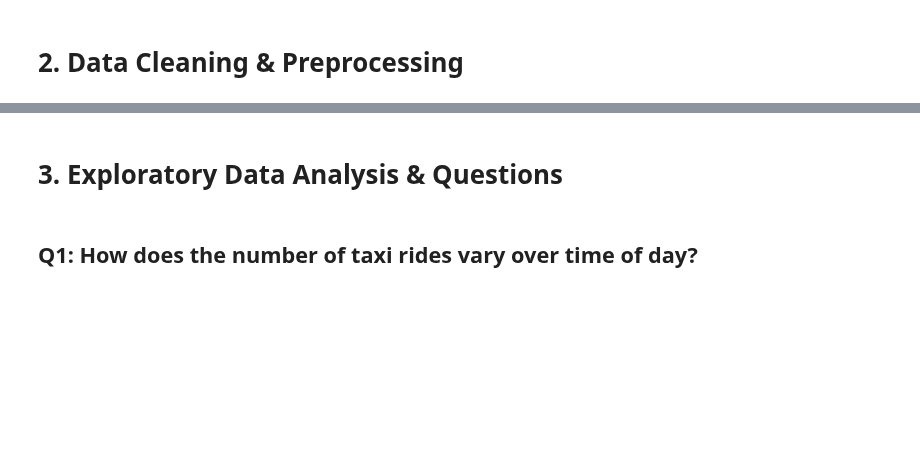
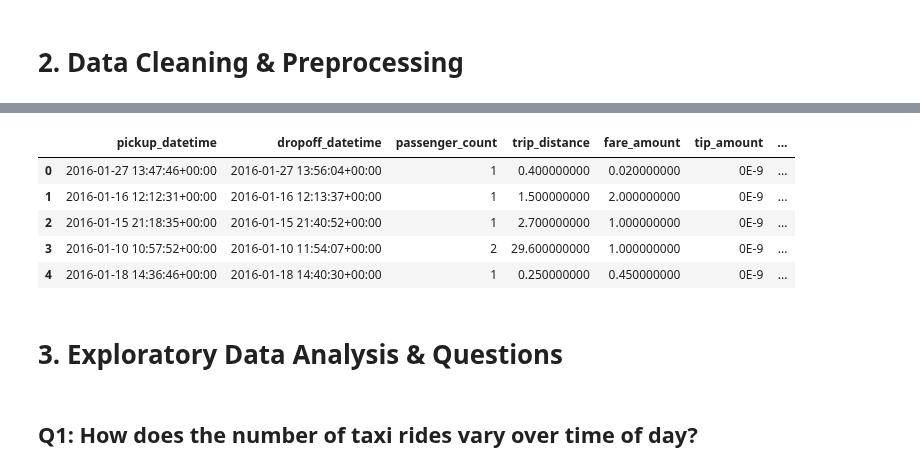
Before and after one commit to IvyChim/DS-projects-archive, a Jupyter notebook: New_York_Taxi_Trips.ipynb, the cells around one changed output, grey strips where cells are left out. Saved outputs shown, nothing was run; the diff lists cells and outputs as text; code cells hidden in the pictures; blank space fills up the shorter version.

```diff
--- a/New_York_Taxi_Trips.ipynb
+++ b/New_York_Taxi_Trips.ipynb
@@ -101,5 +90,5 @@ def categorize_trip(dist):
         return 'Long'
 df['trip_type'] = df['trip_distance'].apply(categorize_trip)
 # %%
-df.head
+df.head(5)
 # %% [output]
@@ -123,3 +95,9 @@ df.head
+|  | pickup_datetime | dropoff_datetime | passenger_count | trip_distance | fare_amount | tip_amount | ... |
+| 0 | 2016-01-27 13:47:46+00:00 | 2016-01-27 13:56:04+00:00 | 1 | 0.400000000 | 0.020000000 | 0E-9 | ... |
+| 1 | 2016-01-16 12:12:31+00:00 | 2016-01-16 12:13:37+00:00 | 1 | 1.500000000 | 2.000000000 | 0E-9 | ... |
+| 2 | 2016-01-15 21:18:35+00:00 | 2016-01-15 21:40:52+00:00 | 1 | 2.700000000 | 1.000000000 | 0E-9 | ... |
+| 3 | 2016-01-10 10:57:52+00:00 | 2016-01-10 11:54:07+00:00 | 2 | 29.600000000 | 1.000000000 | 0E-9 | ... |
+| 4 | 2016-01-18 14:36:46+00:00 | 2016-01-18 14:40:30+00:00 | 1 | 0.250000000 | 0.450000000 | 0E-9 | ... |
 # %% [markdown]
 # 3. Exploratory Data Analysis & Questions
 # %% [markdown]
```
Also changed, not shown: parts of 9 cells of this notebook, 2 other files.
